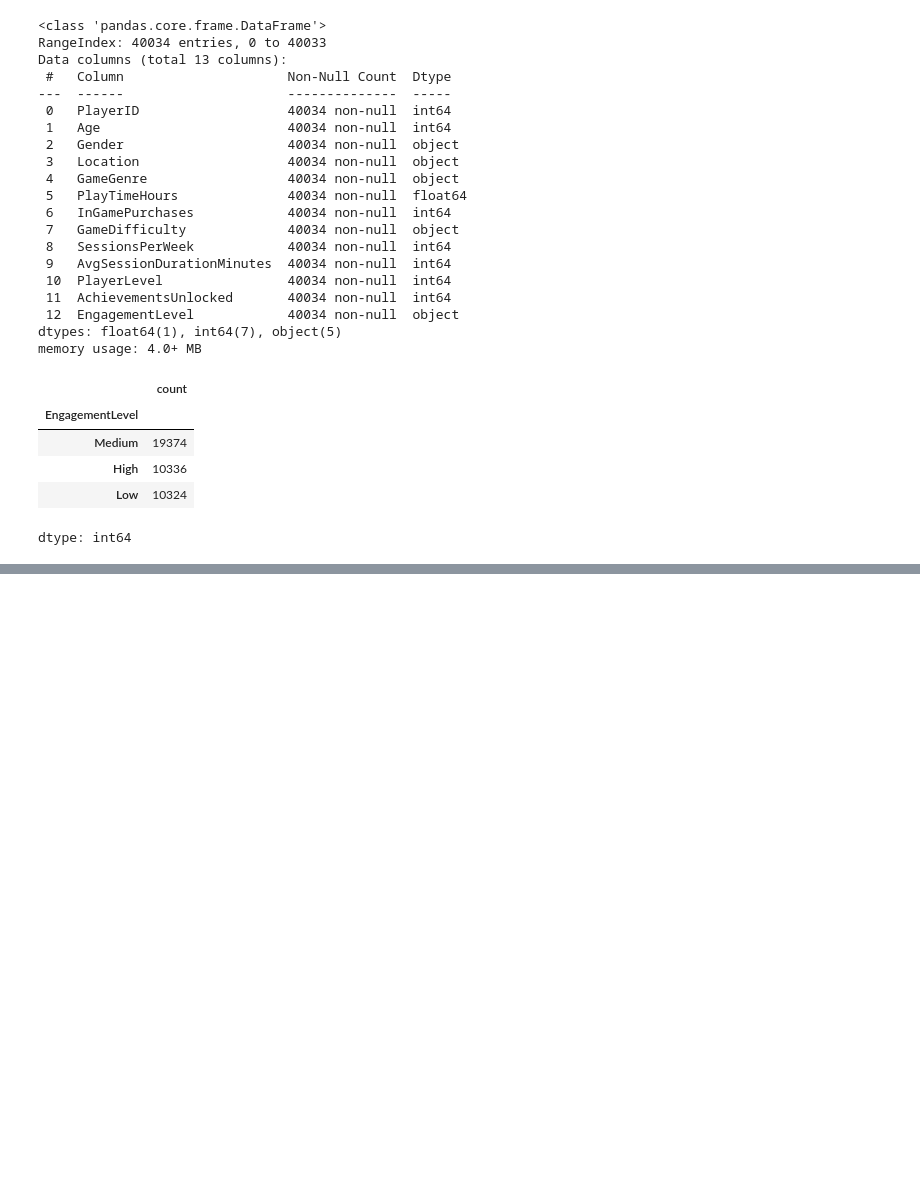
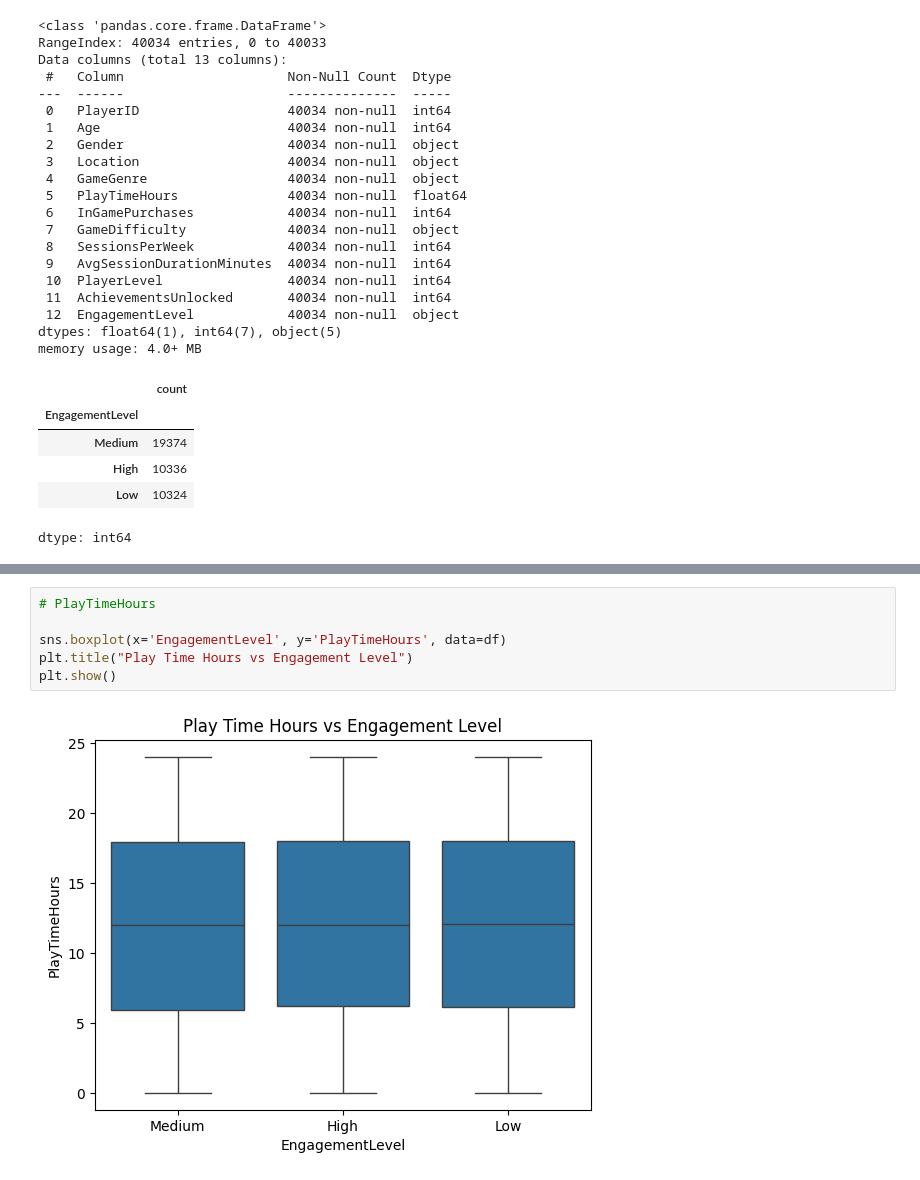
Before and after one commit to ajaynunna/Major-project---Online-gaming, a Jupyter notebook: Major_projects.ipynb, the cells around one changed output, grey strips where cells are left out. Cells and saved outputs as stored; diff of their text form; blank space fills up the shorter version.

```diff
--- a/Major_projects.ipynb
+++ b/Major_projects.ipynb
@@ -68,0 +123,8 @@ dtype: int64
+# %%
+# PlayTimeHours
+
+sns.boxplot(x='EngagementLevel', y='PlayTimeHours', data=df)
+plt.title("Play Time Hours vs Engagement Level")
+plt.show()
+# %% [output]
+[figure, added]
```
Also changed, not shown: parts of 7 cells of this notebook.
